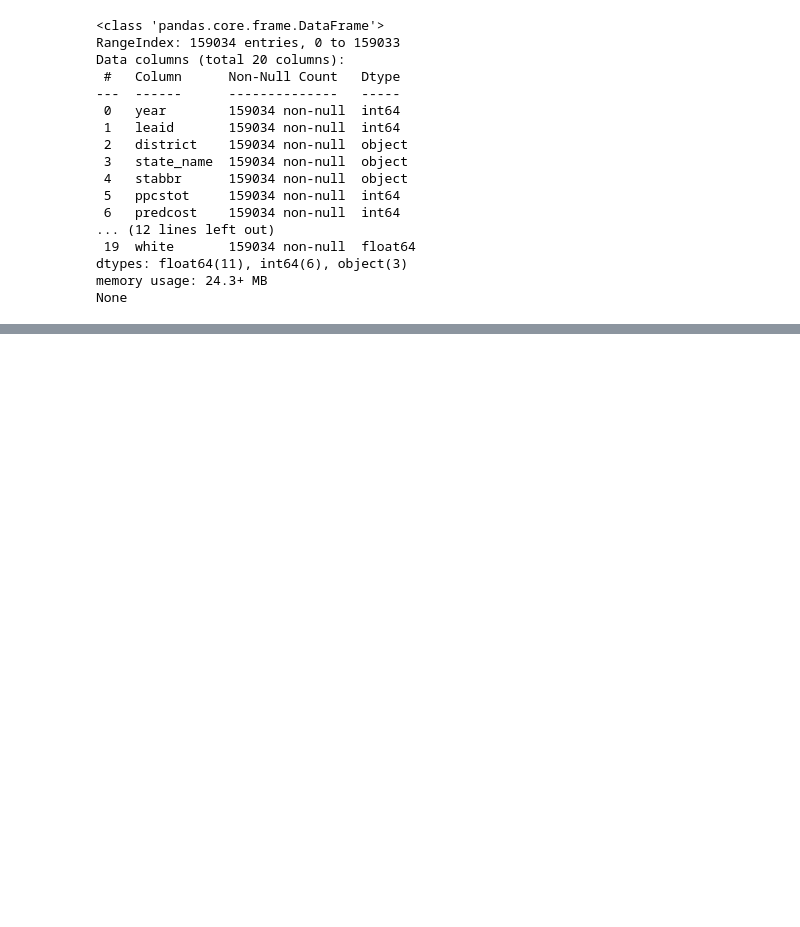
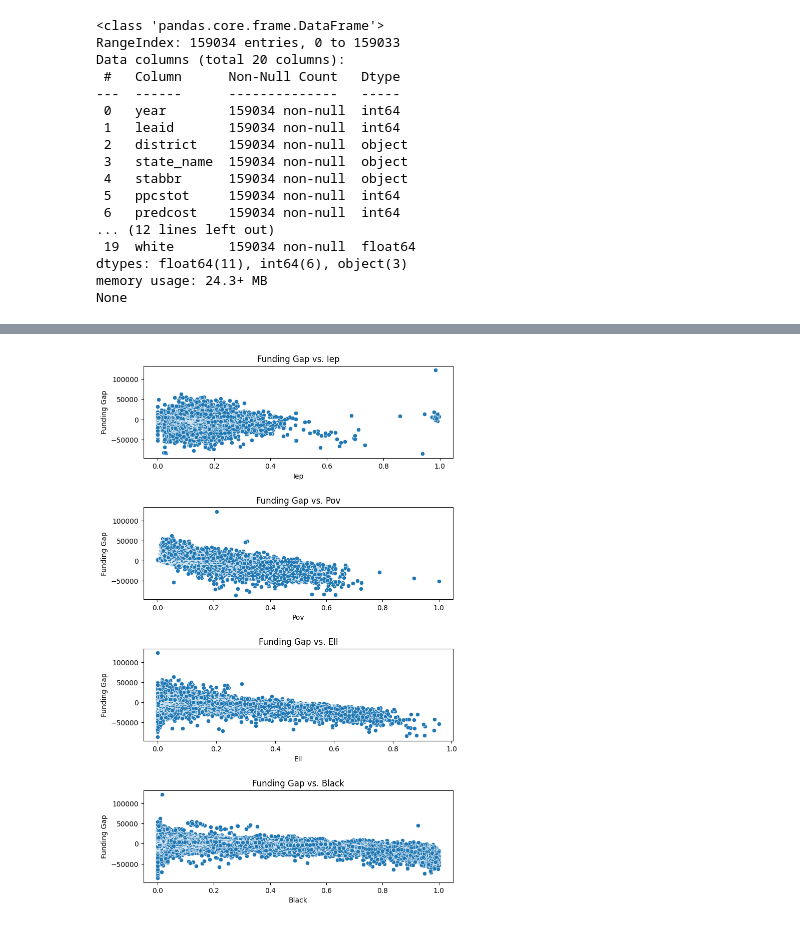
Before and after one commit to mwhiteaz/SchoolFunding, a Jupyter notebook: schoolfundingeda-10-10.ipynb, the cells around one changed output, grey strips where cells are left out. Saved outputs shown, nothing was run; the diff lists cells and outputs as text; code cells hidden in the pictures; blank space fills up the shorter version.

```diff
--- a/schoolfundingeda-10-10.ipynb
+++ b/schoolfundingeda-10-10.ipynb
@@ -224,6 +196,27 @@ df[['outcomegap', 'iep']] = df[['outcomegap', 'iep']].apply(lambda x: x.fillna(x
 # %%
 # Impute with the mode for numerical variables
 df[['multi', 'pac', 'ell']] = df[['multi', 'pac', 'ell']].apply(lambda x: x.fillna(x.mode()[0]))
+# %%
+# Create individual scatter plots for funding gap vs. demographic features
+demographic_columns = ['iep', 'pov', 'ell', 'black']
+
+# Set up the plotting area
+fig, axes = plt.subplots(len(demographic_columns), 1, figsize=(8, 12))
+fig.tight_layout(pad=5.0)
+
+# Loop through each demographic column to create scatter plots
+for i, col in enumerate(demographic_columns):
+    sns.scatterplot(x=df[col], y=df['fundinggap'], ax=axes[i])
+    axes[i].set_title(f'Funding Gap vs. {col.replace("_", " ").title()}')
+    axes[i].set_xlabel(col.replace("_", " ").title())
+    axes[i].set_ylabel('Funding Gap')
+
+# Save the figure as an image (e.g., PNG format)
+plt.savefig('plot_image.png')  # Save as PNG image
+
+plt.show()
+# %% [output]
+[figure, added]
 # %%
 # List of demographic features you want to compare against funding gap
 demographic_features = ['iep', 'ell', 'pov', 'black', 'hisp', 'white']  # Update with actual column names
```
Also changed, not shown: parts of 6 cells of this notebook.
